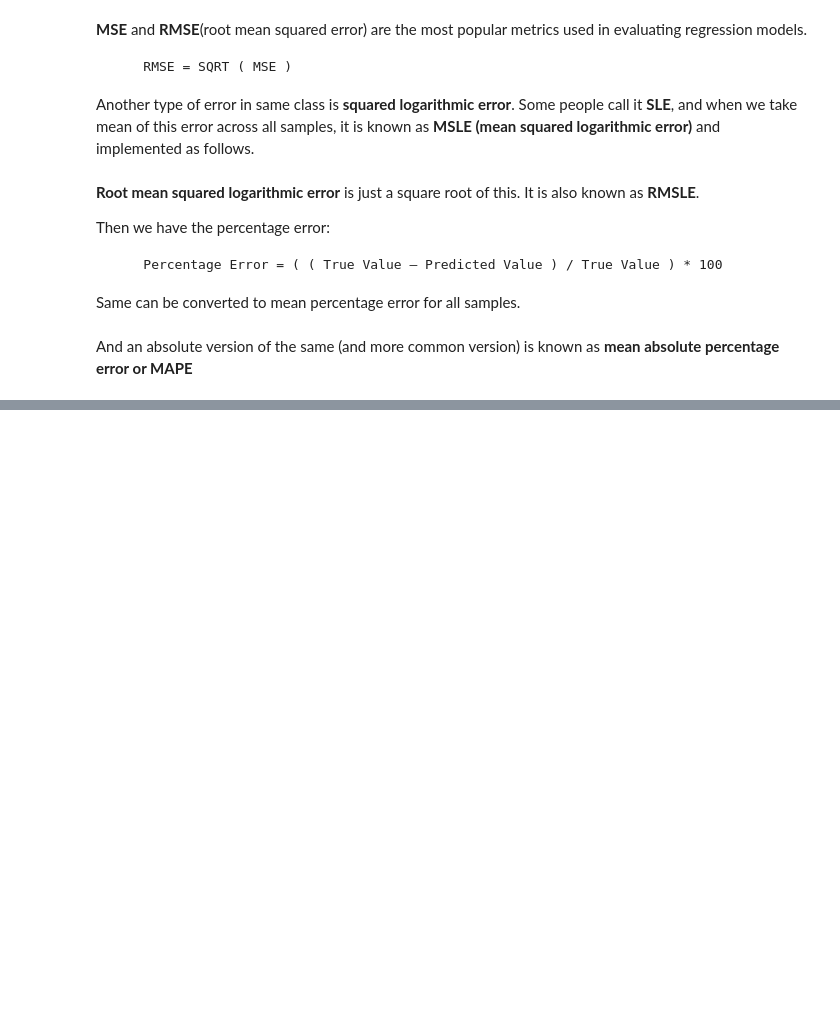
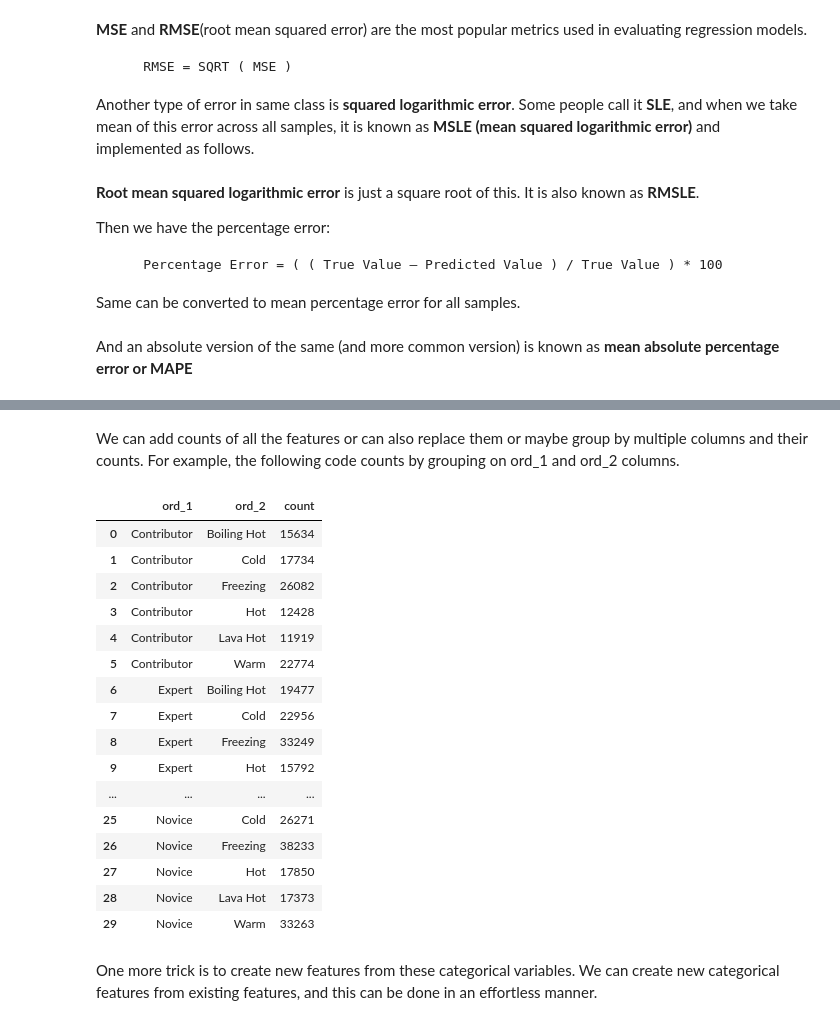
Before and after one commit to kunalburgul/AMLP, a Jupyter notebook: Notebook_1.ipynb, the cells around one changed output, grey strips where cells are left out. Drawn from its saved outputs; the diff is of its cells as text; code cells hidden in the pictures; blank space fills up the shorter version.

```diff
--- a/Notebook_1.ipynb
+++ b/Notebook_1.ipynb
@@ -1086,0 +1306,24 @@ def r2(y_true, y_pred):
+# %% [markdown]
+We can add counts of all the features or can also replace them or maybe group by multiple columns and their counts. For example, the following code counts by grouping on ord_1 and ord_2 columns.
+# %%
+df.groupby(["ord_1", "ord_2"])["id"].count().reset_index(name="count")
+# %% [output]
+|  | ord_1 | ord_2 | count |
+| 0 | Contributor | Boiling Hot | 15634 |
+| 1 | Contributor | Cold | 17734 |
+| 2 | Contributor | Freezing | 26082 |
+| 3 | Contributor | Hot | 12428 |
+| 4 | Contributor | Lava Hot | 11919 |
+| 5 | Contributor | Warm | 22774 |
+| 6 | Expert | Boiling Hot | 19477 |
+| 7 | Expert | Cold | 22956 |
+| 8 | Expert | Freezing | 33249 |
+| 9 | Expert | Hot | 15792 |
+| ... | ... | ... | ... |
+| 25 | Novice | Cold | 26271 |
+| 26 | Novice | Freezing | 38233 |
+| 27 | Novice | Hot | 17850 |
+| 28 | Novice | Lava Hot | 17373 |
+| 29 | Novice | Warm | 33263 |
+# %% [markdown]
+One more trick is to create new features from these categorical variables. We can create new categorical features from existing features, and this can be done in an effortless manner.
```
Also changed, not shown: parts of 25 cells of this notebook.
